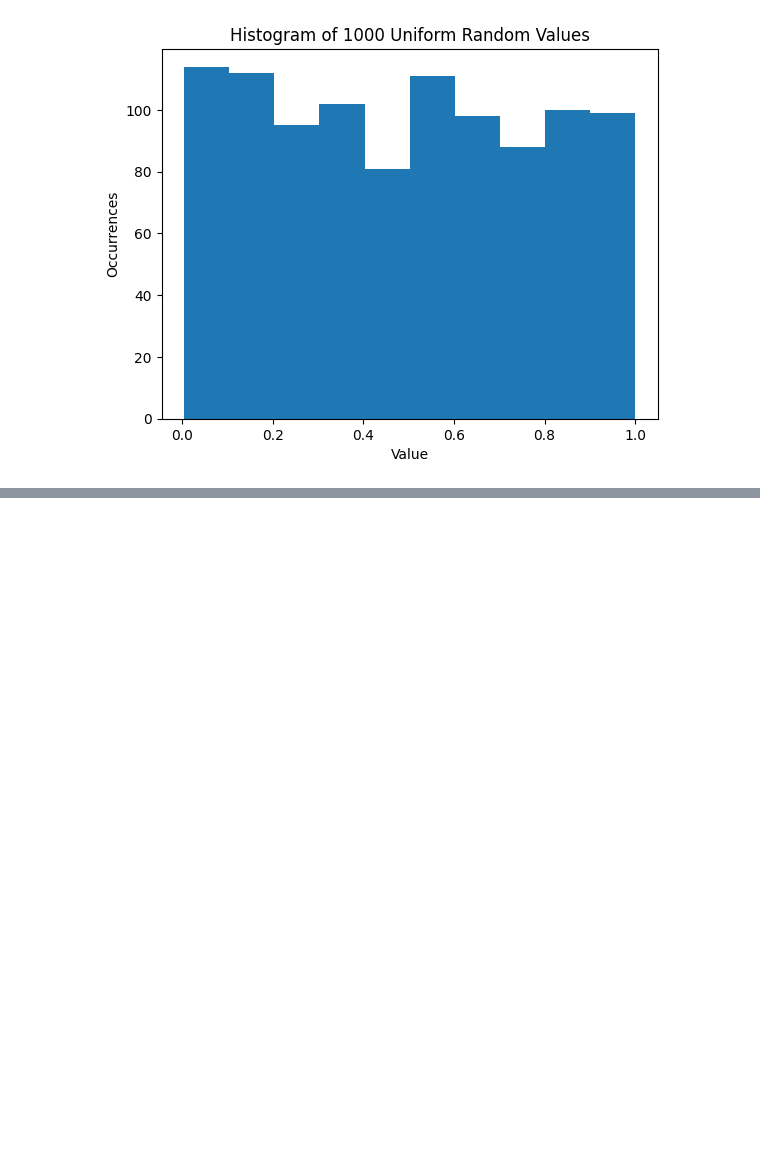
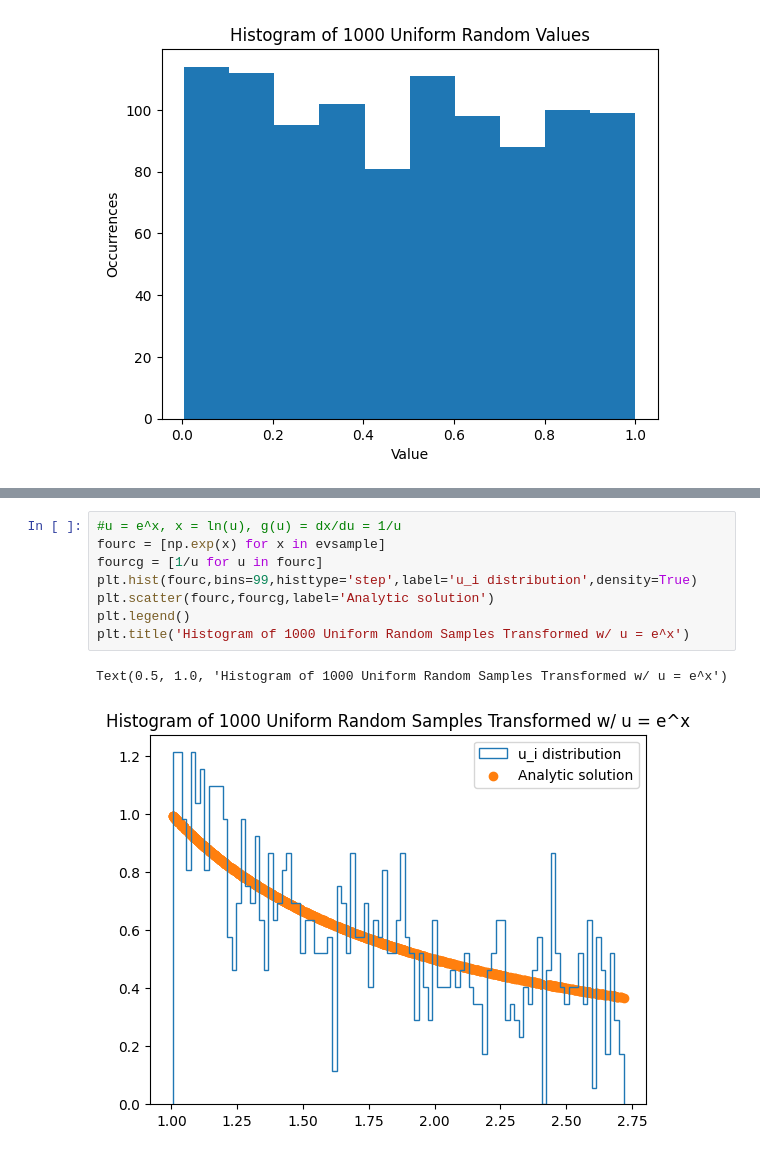
Before and after one commit to gtong3/Data_Analysis, a Jupyter notebook: Lab2/Lab2.ipynb, the cells around one changed output, grey strips where cells are left out. Cells and saved outputs as stored; diff of their text form; blank space fills up the shorter version.

```diff
--- a/Lab2/Lab2.ipynb
+++ b/Lab2/Lab2.ipynb
@@ -30,0 +48,11 @@ foura = [1/x for x in ]
+# %%
+#u = e^x, x = ln(u), g(u) = dx/du = 1/u
+fourc = [np.exp(x) for x in evsample]
+fourcg = [1/u for u in fourc]
+plt.hist(fourc,bins=99,histtype='step',label='u_i distribution',density=True)
+plt.scatter(fourc,fourcg,label='Analytic solution')
+plt.legend()
+plt.title('Histogram of 1000 Uniform Random Samples Transformed w/ u = e^x')
+# %% [output]
+Text(0.5, 1.0, 'Histogram of 1000 Uniform Random Samples Transformed w/ u = e^x')
+[figure, added]
```
Also changed, not shown: parts of 7 cells of this notebook, 1 other file.
